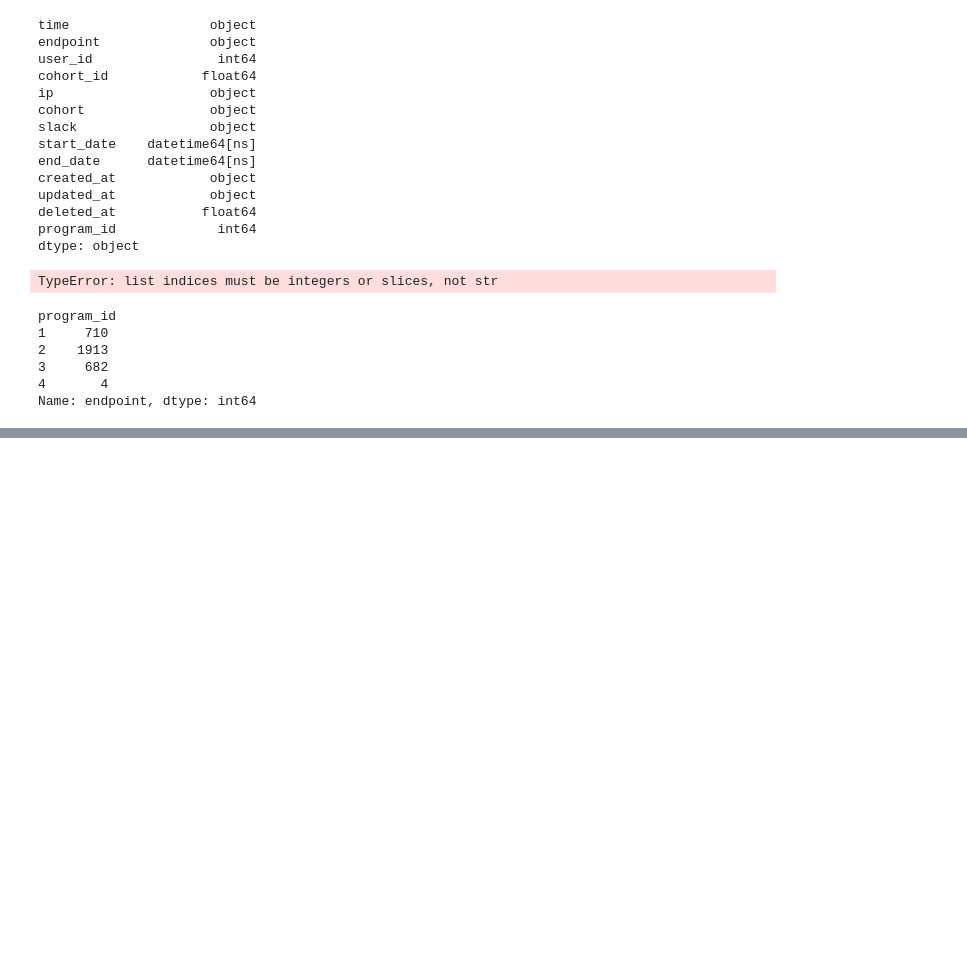
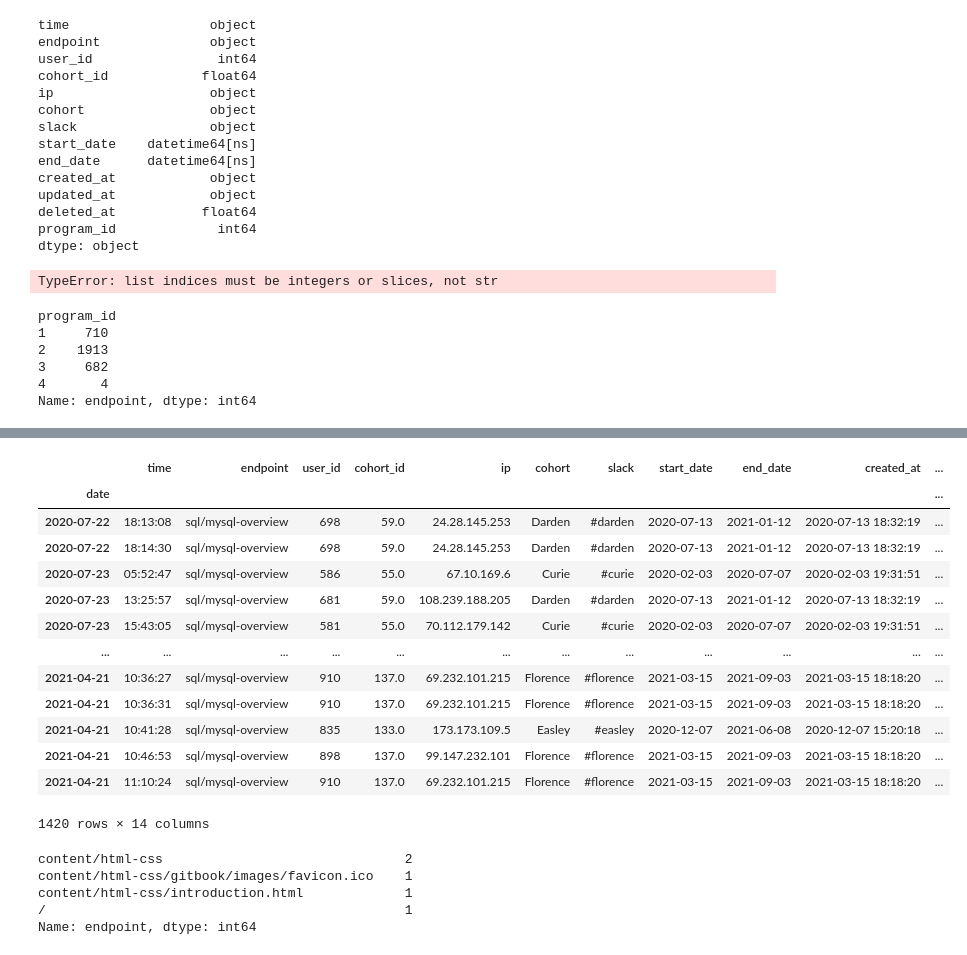
Before and after one commit to naqvi-and-vu/anomaly-detection-project, a Jupyter notebook: anna_scatchbook.ipynb, the cells around one changed output, grey strips where cells are left out. Saved outputs shown, nothing was run; the diff lists cells and outputs as text; code cells hidden in the pictures; blank space fills up the shorter version.

```diff
--- a/anna_scatchbook.ipynb
+++ b/anna_scatchbook.ipynb
@@ -299,0 +366,2 @@ df
+# %%
+ds = df.loc[df.program_id==3]
@@ -299,0 +502,17 @@ df
+# %%
+ds[ds.endpoint=='sql/mysql-overview']
+# %% [output]
+|  | time | endpoint | user_id | cohort_id | ip | cohort | slack | start_date | end_date | created_at | ... |
+| date |  |  |  |  |  |  |  |  |  |  | ... |
+| 2020-07-22 | 18:13:08 | sql/mysql-overview | 698 | 59.0 | 24.28.145.253 | Darden | #darden | 2020-07-13 | 2021-01-12 | 2020-07-13 18:32:19 | ... |
+| 2020-07-22 | 18:14:30 | sql/mysql-overview | 698 | 59.0 | 24.28.145.253 | Darden | #darden | 2020-07-13 | 2021-01-12 | 2020-07-13 18:32:19 | ... |
+| 2020-07-23 | 05:52:47 | sql/mysql-overview | 586 | 55.0 | 67.10.169.6 | Curie | #curie | 2020-02-03 | 2020-07-07 | 2020-02-03 19:31:51 | ... |
+| 2020-07-23 | 13:25:57 | sql/mysql-overview | 681 | 59.0 | 108.239.188.205 | Darden | #darden | 2020-07-13 | 2021-01-12 | 2020-07-13 18:32:19 | ... |
+| 2020-07-23 | 15:43:05 | sql/mysql-overview | 581 | 55.0 | 70.112.179.142 | Curie | #curie | 2020-02-03 | 2020-07-07 | 2020-02-03 19:31:51 | ... |
+| ... | ... | ... | ... | ... | ... | ... | ... | ... | ... | ... | ... |
+| 2021-04-21 | 10:36:27 | sql/mysql-overview | 910 | 137.0 | 69.232.101.215 | Florence | #florence | 2021-03-15 | 2021-09-03 | 2021-03-15 18:18:20 | ... |
+| 2021-04-21 | 10:36:31 | sql/mysql-overview | 910 | 137.0 | 69.232.101.215 | Florence | #florence | 2021-03-15 | 2021-09-03 | 2021-03-15 18:18:20 | ... |
+| 2021-04-21 | 10:41:28 | sql/mysql-overview | 835 | 133.0 | 173.173.109.5 | Easley | #easley | 2020-12-07 | 2021-06-08 | 2020-12-07 15:20:18 | ... |
+| 2021-04-21 | 10:46:53 | sql/mysql-overview | 898 | 137.0 | 99.147.232.101 | Florence | #florence | 2021-03-15 | 2021-09-03 | 2021-03-15 18:18:20 | ... |
+| 2021-04-21 | 11:10:24 | sql/mysql-overview | 910 | 137.0 | 69.232.101.215 | Florence | #florence | 2021-03-15 | 2021-09-03 | 2021-03-15 18:18:20 | ... |
+1420 rows × 14 columns
@@ -299,0 +521,8 @@ df
+# %%
+front_end.endpoint.value_counts()[0:20]
+# %% [output]
+content/html-css                               2
+content/html-css/gitbook/images/favicon.ico    1
+content/html-css/introduction.html             1
+/                                              1
+Name: endpoint, dtype: int64
```
Also changed, not shown: parts of 27 cells of this notebook.
